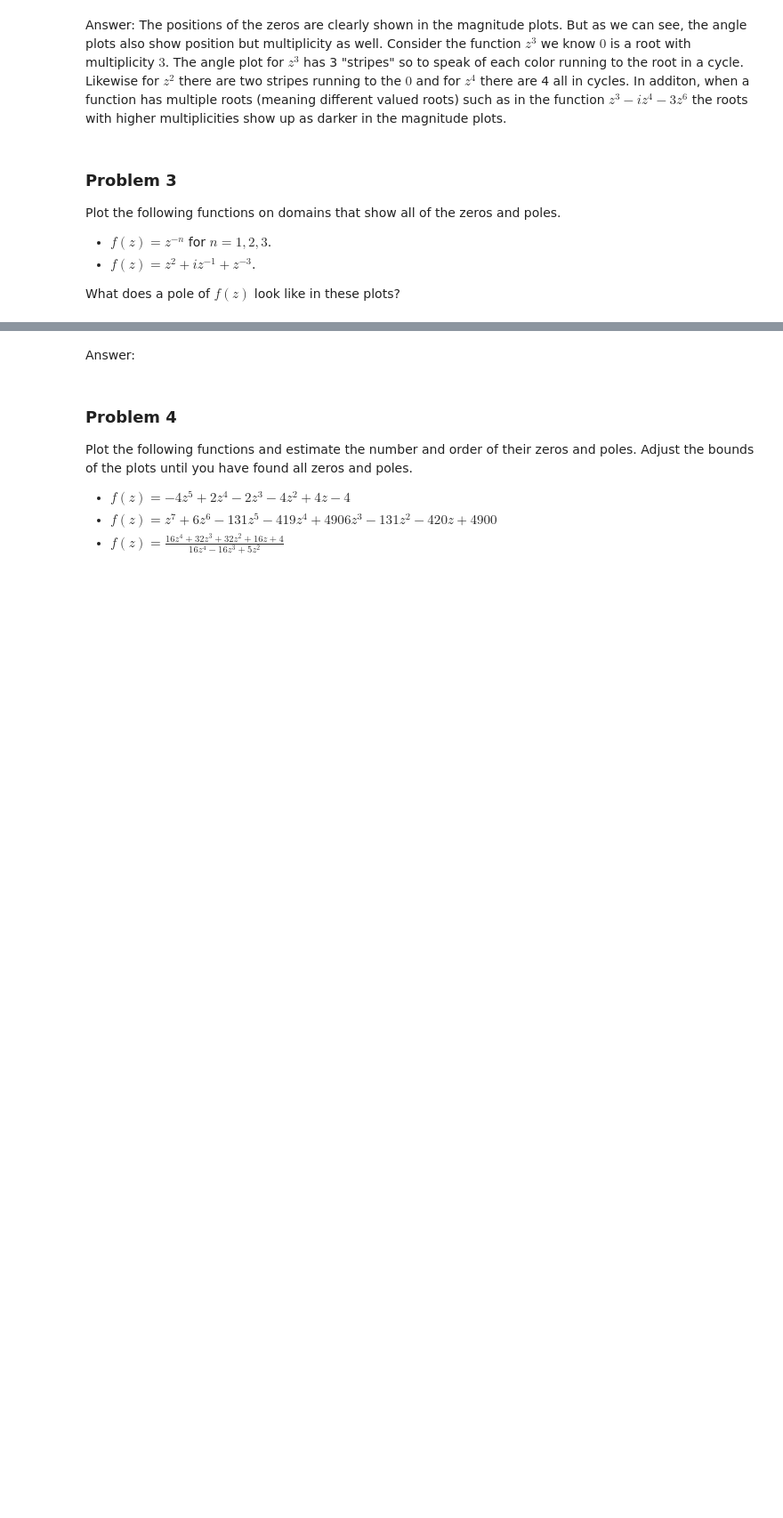
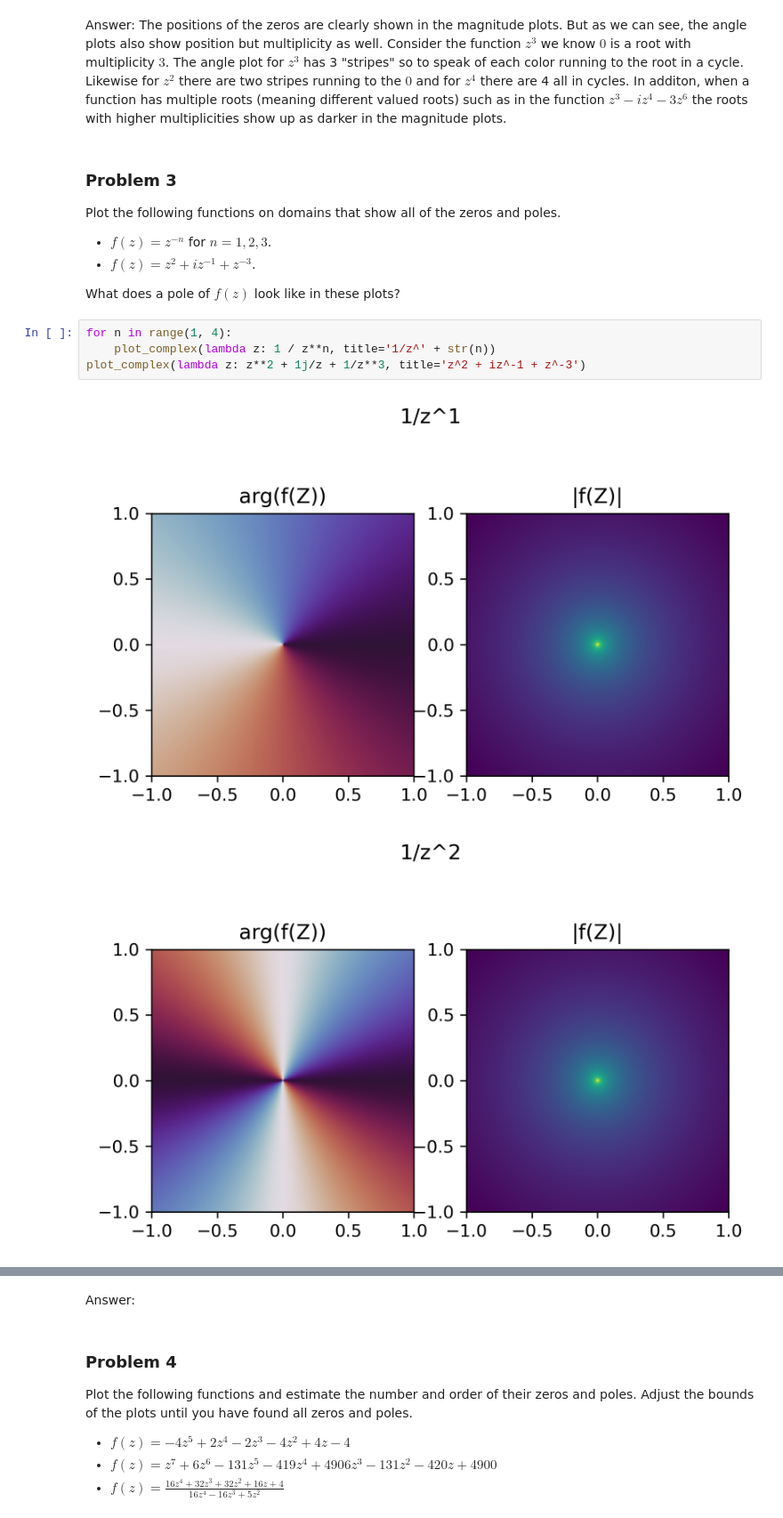
Before and after one commit to acjo/algorithms_analysis, a Jupyter notebook: ComplexFunctions/complex_functions.ipynb, the cells around one changed output, grey strips where cells are left out. Shown at 89% size. Saved outputs shown, nothing was run; the diff lists cells and outputs as text; blank space fills up the shorter version.

```diff
--- a/ComplexFunctions/complex_functions.ipynb
+++ b/ComplexFunctions/complex_functions.ipynb
@@ -88,3 +88,10 @@ Plot the following functions on domains that show all of the zeros and poles.
 - $f(z) = z^2 + iz^{-1} + z^{-3}$.
 
 What does a pole of $f(z)$ look like in these plots?
+# %%
+for n in range(1, 4):
+    plot_complex(lambda z: 1 / z**n, title='1/z^' + str(n))
+plot_complex(lambda z: z**2 + 1j/z + 1/z**3, title='z^2 + iz^-1 + z^-3')
+# %% [output]
+[figure, added]
+[figure, added]
```
Also changed, not shown: parts of 1 cell of this notebook.
